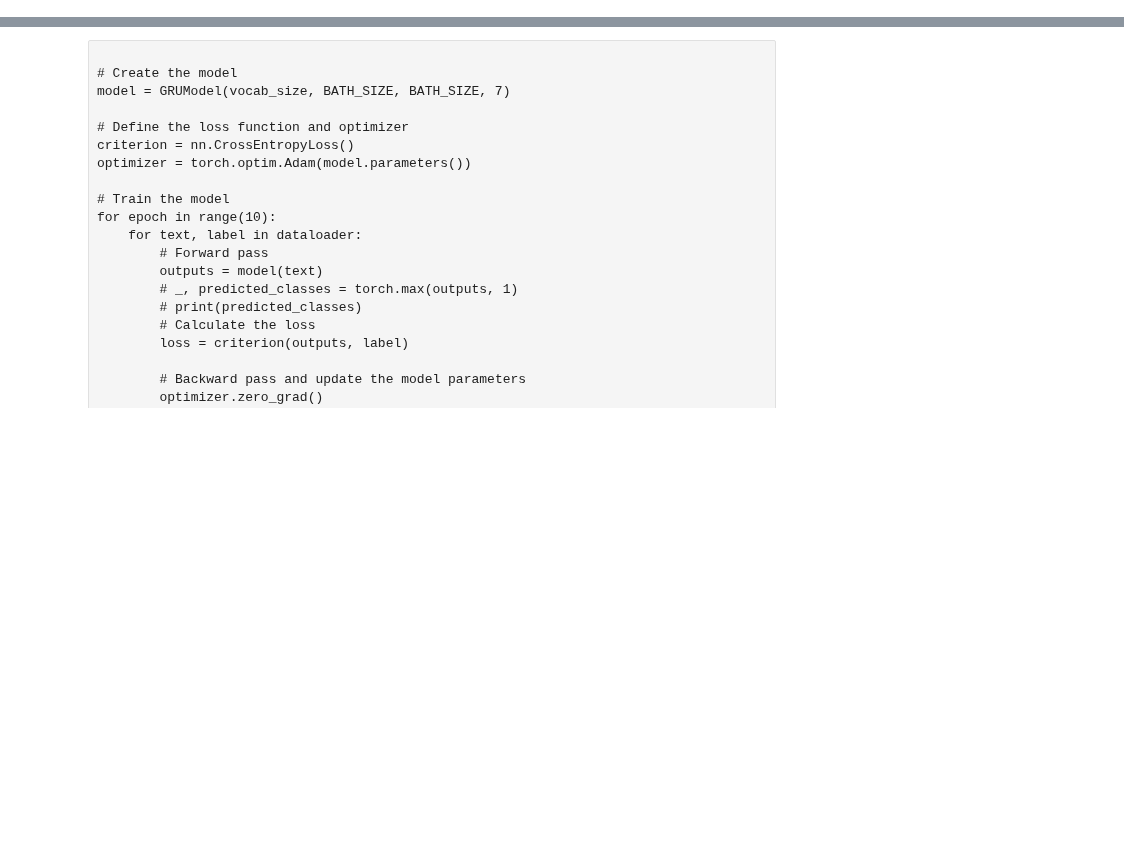
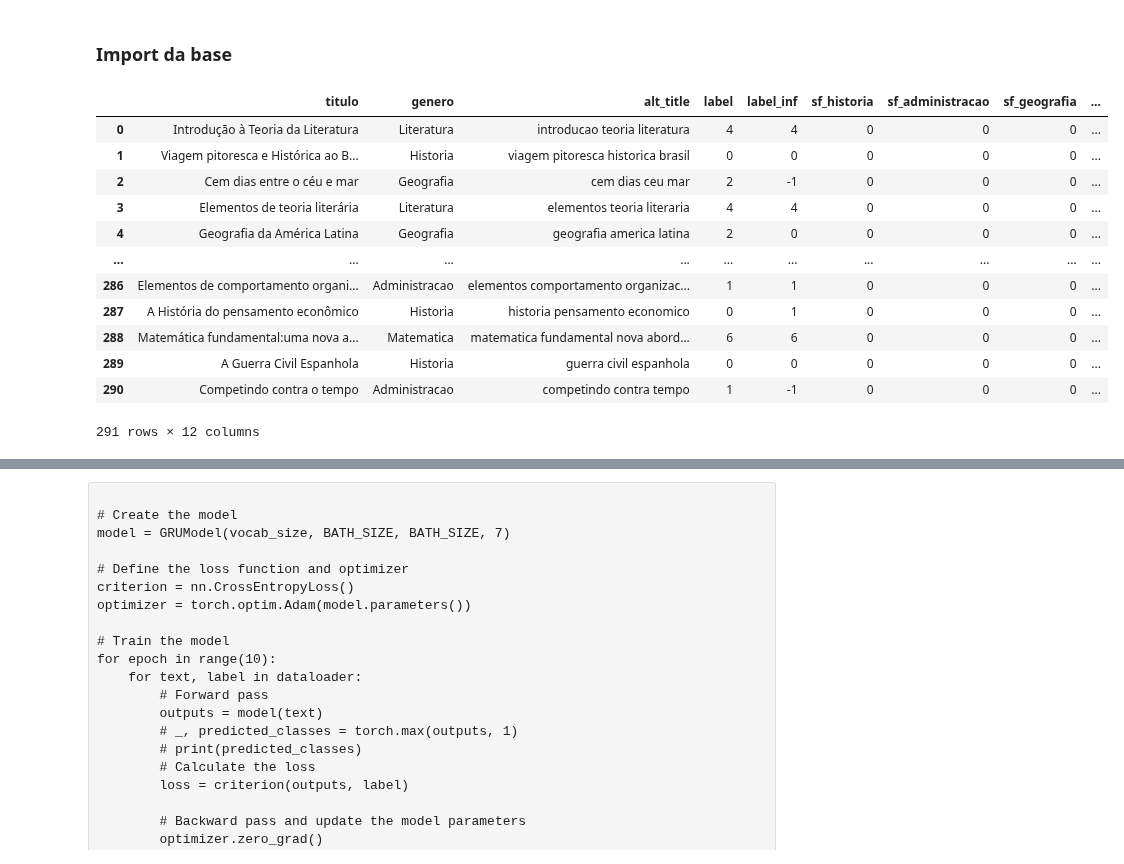
Before and after one commit to kevinsrq/data_augmentation, a Jupyter notebook: notebooks/03.bert_model.ipynb, the cells around one changed output, grey strips where cells are left out. Saved outputs shown, nothing was run; the diff lists cells and outputs as text; code cells hidden in the pictures; blank space fills up the shorter version.

```diff
--- a/notebooks/03.bert_model.ipynb
+++ b/notebooks/03.bert_model.ipynb
@@ -2,4 +2,6 @@
 import pandas as pd
 import numpy as np
 import torch
+# %% [markdown]
+### Import da base
 # %%
@@ -10,2 +12,17 @@ LABELS = {'Historia': 0, 'Administracao': 1, 'Geografia': 2, 'Biologia': 3,
 # %%
 x_test = pd.read_csv('../data/processed/test.csv')
+x_test
+# %% [output]
+|  | titulo | genero | alt_title | label | label_inf | sf_historia | sf_administracao | sf_geografia | ... |
+| 0 | Introdução à Teoria da Literatura | Literatura | introducao teoria literatura | 4 | 4 | 0 | 0 | 0 | ... |
+| 1 | Viagem pitoresca e Histórica ao B... | Historia | viagem pitoresca historica brasil | 0 | 0 | 0 | 0 | 0 | ... |
+| 2 | Cem dias entre o céu e mar | Geografia | cem dias ceu mar | 2 | -1 | 0 | 0 | 0 | ... |
+| 3 | Elementos de teoria literária | Literatura | elementos teoria literaria | 4 | 4 | 0 | 0 | 0 | ... |
+| 4 | Geografia da América Latina | Geografia | geografia america latina | 2 | 0 | 0 | 0 | 0 | ... |
+| ... | ... | ... | ... | ... | ... | ... | ... | ... | ... |
+| 286 | Elementos de comportamento organi... | Administracao | elementos comportamento organizac... | 1 | 1 | 0 | 0 | 0 | ... |
+| 287 | A História do pensamento econômico | Historia | historia pensamento economico | 0 | 1 | 0 | 0 | 0 | ... |
+| 288 | Matemática fundamental:uma nova a... | Matematica | matematica fundamental nova abord... | 6 | 6 | 0 | 0 | 0 | ... |
+| 289 | A Guerra Civil Espanhola | Historia | guerra civil espanhola | 0 | 0 | 0 | 0 | 0 | ... |
+| 290 | Competindo contra o tempo | Administracao | competindo contra tempo | 1 | -1 | 0 | 0 | 0 | ... |
+291 rows × 12 columns
```
Also changed, not shown: parts of 13 cells of this notebook, 16 other files.
